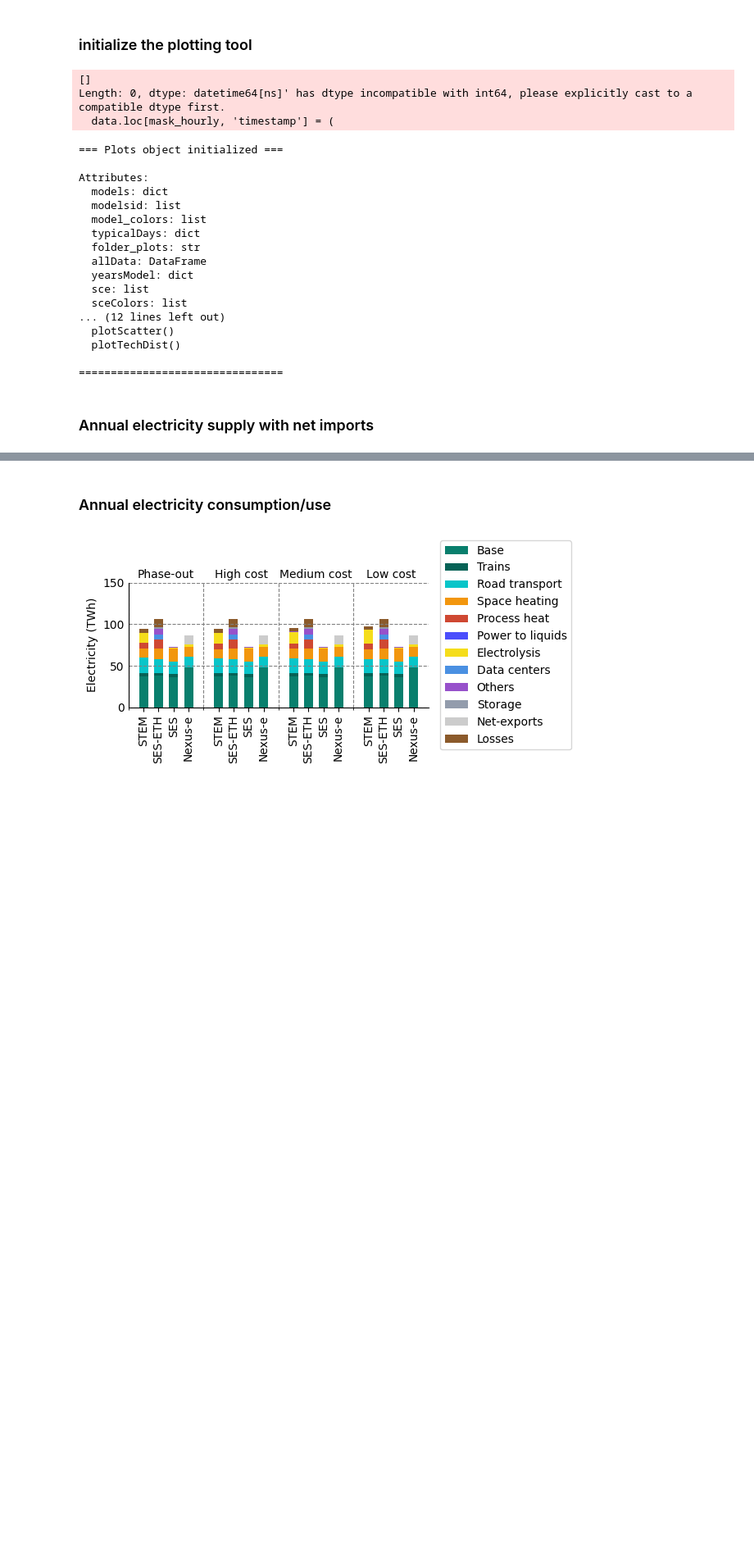
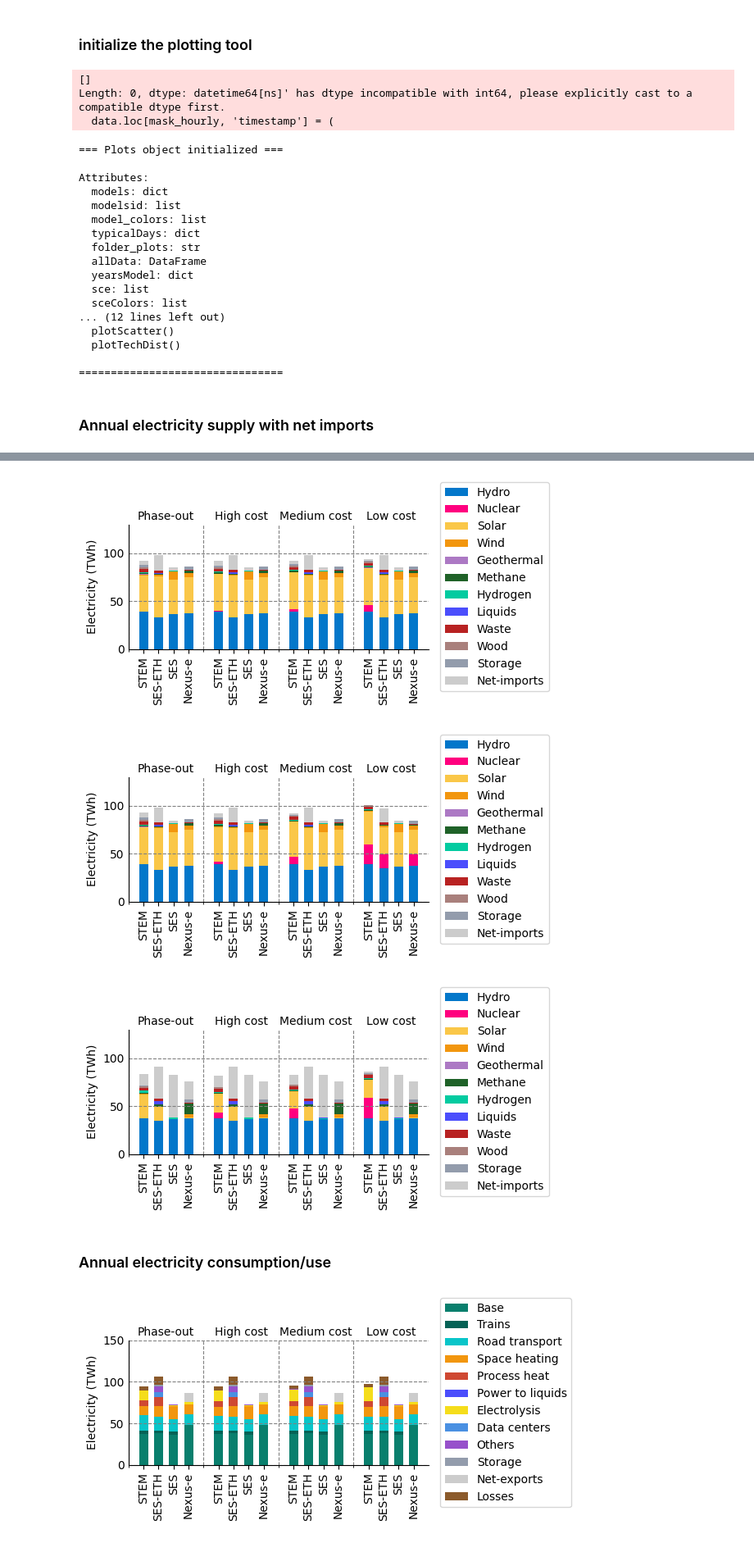
Before and after one commit to rebeccalordan-perret/plots-model-comparison, a Jupyter notebook: cross_comparison_colab.ipynb, the cells around one changed output, grey strips where cells are left out. Shown at 82% size. Saved outputs shown, nothing was run; the diff lists cells and outputs as text; code cells hidden in the pictures; blank space fills up the shorter version.

```diff
--- a/cross_comparison_colab.ipynb
+++ b/cross_comparison_colab.ipynb
@@ -180,0 +183,79 @@ IndentationError: unindent does not match any outer indentation level (<tokenize
+# %%
+# Annual electricity supply with net imports
+
+# name: name of the technology or group of technologies (valid names: https://sweet-cross.github.io/instructions-data/docs/sets/tech_generation/)
+# data: list with the technologies that correspond to this category
+# color: color to use for this category
+varList_supply_net = [
+    {'name':'Hydro','data':['hydro_dam','hydro_ror'],'color':'#0377CA'},
+    {'name':'Nuclear','data':['nuclear'],'color':'#FF007F'},
+    {'name':'Solar','data':['spv'],'color':'#FAC748'},
+    {'name':'Wind','data':['wind'],'color':'#F2960E'},
+    {'name':'Geothermal','data':['geothermal_pp'],'color':'#ac79c4'},
+    {'name':'Methane','data':["methane_pp",'fuel_cell_methane'],'color':'#1f6228'},
+    {'name':'Hydrogen','data':['hydrogen_pp','fuel_cell_h2'],'color':'#03CBA0'},
+    {'name':'Liquids','data':['liquids_pp'],'color':'#4B4EFC'},
+    {'name':'Waste','data':['waste_pp'],'color':'#b82222'},
+    {'name':'Wood','data':['wood_pp'],'color':'#a9807c'},
+    {'name':'Storage','data':['net_storage_out'],'color':'#939CAC'},
+    {'name':'Net-imports','data':['net_imports'],'color':'#CCCCCC'}
+    #     {'name':'Storage','data':['battery_out','phs_out'],'color':'#939CAC'},
+    #     {'name':'Imports','data':['imports'],'color':'#CCCCCC'}
+   ]
+
+varName = 'electricity_supply'
+listModels = cross_plots.modelsid
+xlabel = 'Electricity (TWh)'
+xmax = 130
+fileName = 'elecSupply_tech_net'
+year = 2050
+
+scenario_list={
+    'res': {
+        # ('scenario-id','variant'): 'label'
+        ('abroad-res-phaseout','wacc_8'):'Phase-out',
+        ('abroad-res-high','wacc_8'):'High cost',
+        ('abroad-res-medium','wacc_8'):'Medium cost',
+        ('abroad-res-low','wacc_8'):'Low cost',
+    },
+    'resnuc': {
+        # ('scenario-id','variant'): 'label'
+        ('abroad-resnuc-phaseout','wacc_8'):'Phase-out',
+        ('abroad-resnuc-high','wacc_8'):'High cost',
+        ('abroad-resnuc-medium','wacc_8'):'Medium cost',
+        ('abroad-resnuc-low','wacc_8'):'Low cost',
+    },
+    'nores': {
+        # ('scenario-id','variant'): 'label'
+        ('abroad-nores-phaseout','wacc_8'):'Phase-out',
+        ('abroad-nores-high','wacc_8'):'High cost',
+        ('abroad-nores-medium','wacc_8'):'Medium cost',
+        ('abroad-nores-low','wacc_8'):'Low cost',
+    },
+    }
+
+for name, scenarios in scenario_list.items():
+    #cross_plots.plotBarHorizontal(
+    cross_plots.plotBarVertical(
+        listModelsid=listModels,
+        listSce=scenarios,
+        varName = varName,
+        varList=varList_supply_net,
+        year=year,
+        scale=1,
+        label=xlabel,
+        figmax = xmax,
+        fileName = fileName+'_'+name+'wacc8',
+        invert=False, legend=True, pos_legend={# This puts the legend outside-right for vertical plots
+                "loc": "center left",
+                "bbox_to_anchor": (1.02, 0.5),
+                },
+    #    width=5, height=12,
+        width=12, height=5,
+        group_by="scenario", # 'scenario' or 'model'
+        multi=False,          # <--- one plot
+    )
+# %% [output]
+[figure, added]
+[figure, added]
+[figure, added]
```
Also changed, not shown: parts of 11 cells of this notebook.
